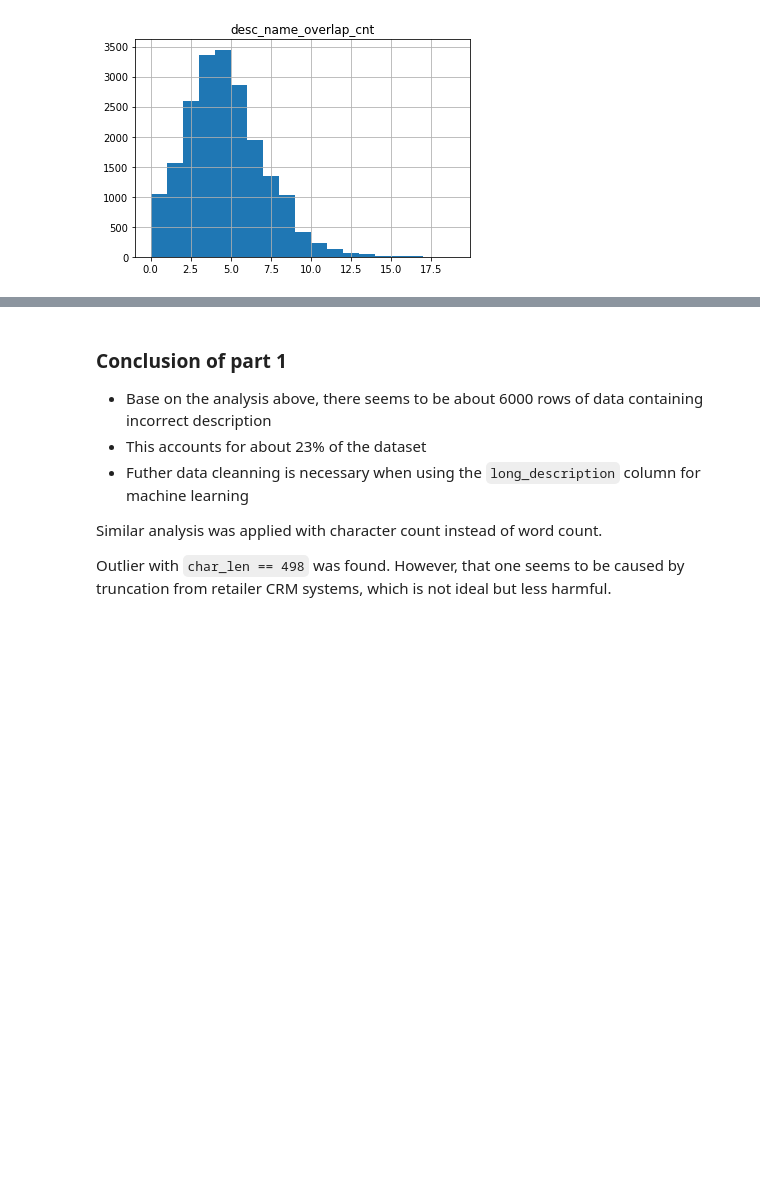
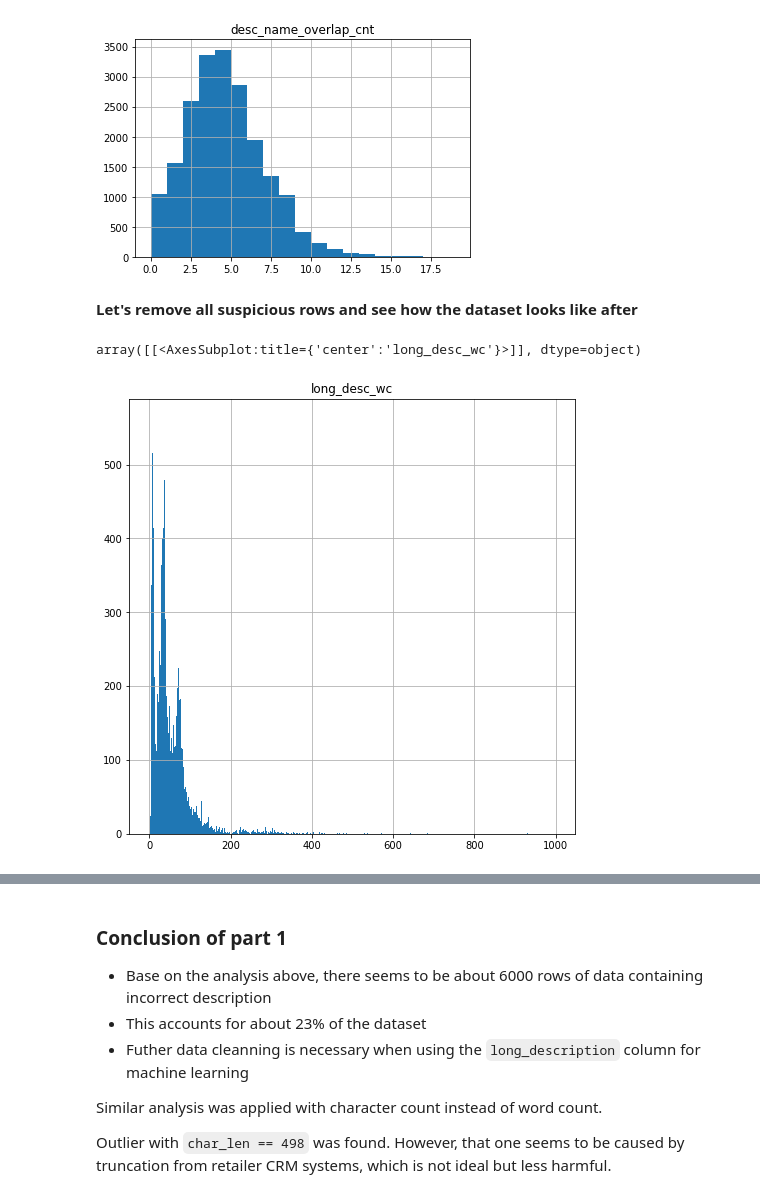
Before and after one commit to fracting/sku-clustering, a Jupyter notebook: Chapter 1 - Exploratory data analysis (1).ipynb, the cells around one changed output, grey strips where cells are left out. Cells and saved outputs as stored; diff of their text form; code cells hidden in the pictures; blank space fills up the shorter version.

Commit message:
Chapter 1: Add chart after cleaning up.
Chapter 2: Trivial update.

```diff
--- a/Chapter 1 - Exploratory data analysis (1).ipynb
+++ b/Chapter 1 - Exploratory data analysis (1).ipynb
@@ -220,3 +220,11 @@ df_sku[df_sku.long_desc_wc != 19][['desc_name_overlap_cnt']].hist(bins=range(20)
 array([[<AxesSubplot:title={'center':'desc_name_overlap_cnt'}>]],
       dtype=object)
 [figure]
+# %% [markdown]
+**Let's remove all suspicious rows and see how the dataset looks like after**
+# %%
+df_sku_clean = df_sku[df_sku['long_desc_wc'] != 19]
+df_sku_clean[['long_desc_wc']].hist(bins=range(1000), figsize=(8,8))
+# %% [output]
+array([[<AxesSubplot:title={'center':'long_desc_wc'}>]], dtype=object)
+[figure, added]
```
Also changed, not shown: parts of 1 cell of this notebook, 1 other file.
